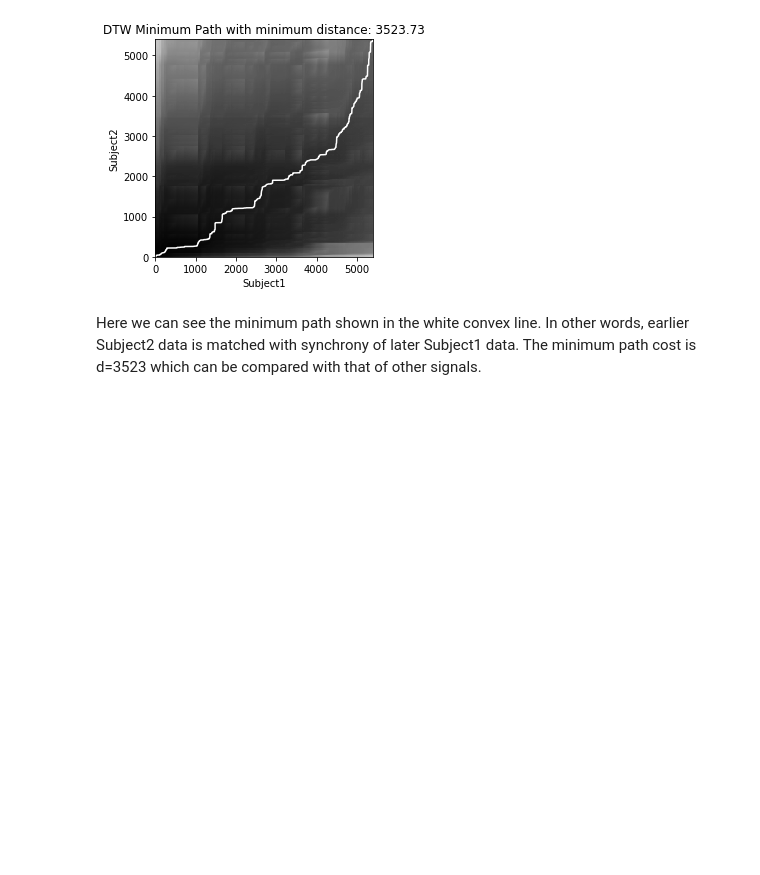
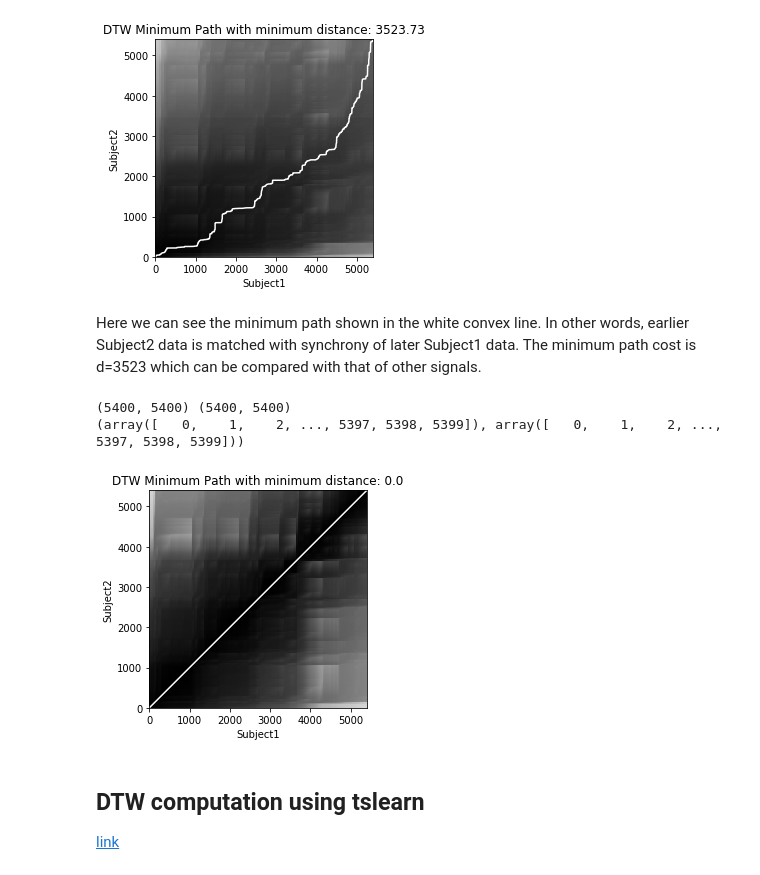
Before and after one commit to ShaunakSen/Data-Science-and-Machine-Learning, a Jupyter notebook: Similarity_in_time_series_data.ipynb, the cells around one changed output. Drawn from its saved outputs; the diff is of its cells as text; code cells hidden in the pictures; blank space fills up the shorter version.

Commit message:
tslearn experiments

```diff
--- a/Similarity_in_time_series_data.ipynb
+++ b/Similarity_in_time_series_data.ipynb
@@ -142,3 +142,24 @@ plt.show()
 [figure]
 # %% [markdown]
 Here we can see the minimum path shown in the white convex line. In other words, earlier Subject2 data is matched with synchrony of later Subject1 data. The minimum path cost is d=3523 which can be compared with that of other signals.
+# %%
+### whats the dtw bw two identical signals?
+
+min_dist, cost_matrix, accumulated_cost_matrix, wrap_path = accelerated_dtw(x=d1, y=d1, dist='euclidean')
+print (cost_matrix.shape, accumulated_cost_matrix.shape)
+print (wrap_path)
+
+plt.imshow(accumulated_cost_matrix.T, origin='lower', cmap='gray', interpolation='nearest')
+plt.plot(wrap_path[0], wrap_path[1], 'w')
+plt.xlabel('Subject1')
+plt.ylabel('Subject2')
+plt.title(f'DTW Minimum Path with minimum distance: {np.round(min_dist,2)}')
+plt.show()
+# %% [output]
+(5400, 5400) (5400, 5400)
+(array([   0,    1,    2, ..., 5397, 5398, 5399]), array([   0,    1,    2, ..., 5397, 5398, 5399]))
+[figure, added]
+# %% [markdown]
+## DTW computation using tslearn
+
+[link](https://tslearn.readthedocs.io/en/latest/auto_examples/plot_dtw.html#sphx-glr-auto-examples-plot-dtw-py)
```
Also changed, not shown: parts of 12 cells of this notebook.
